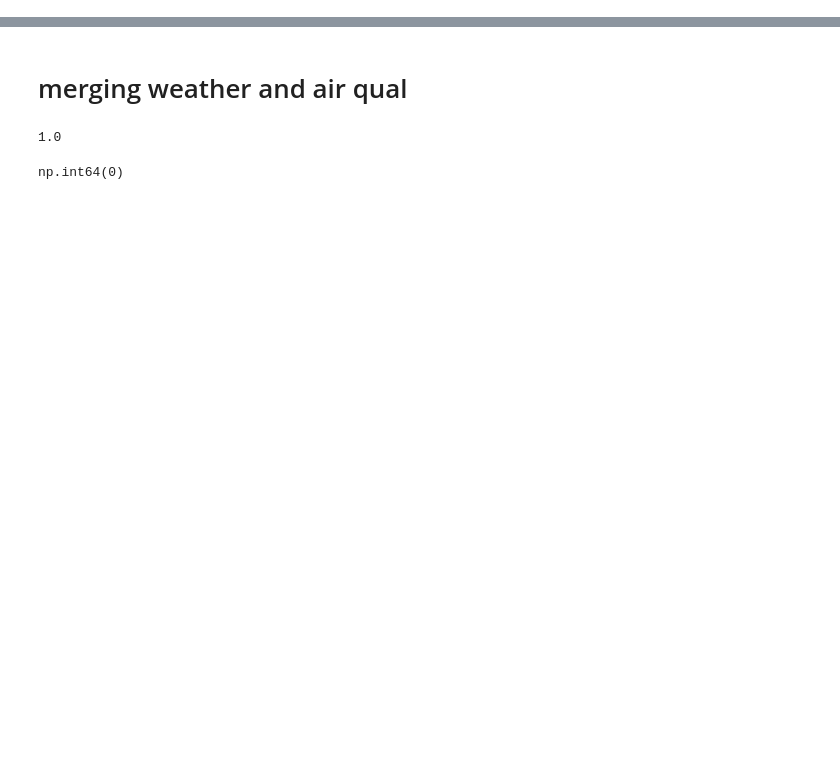
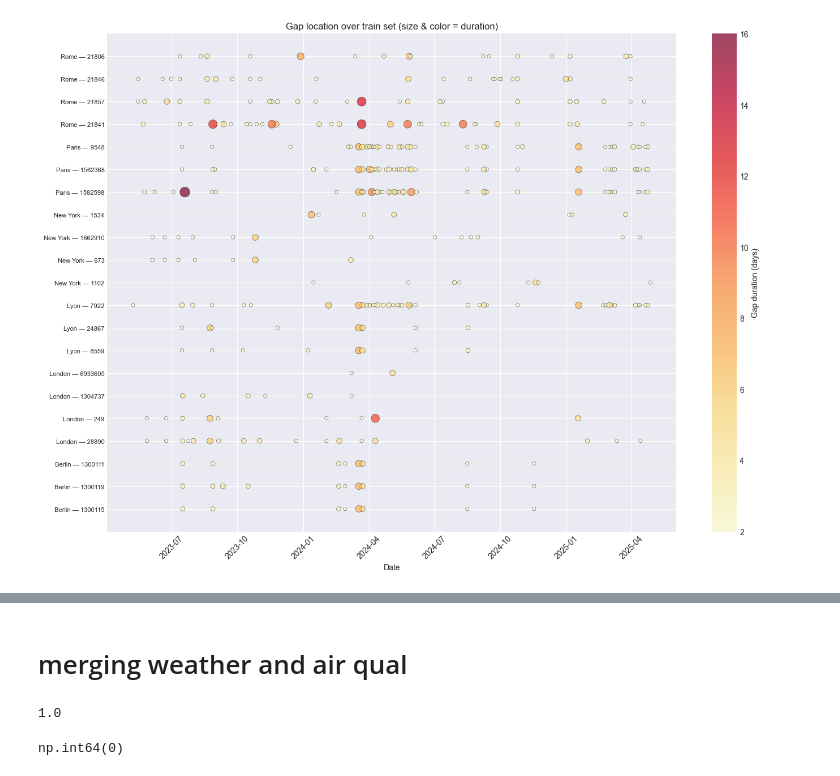
Before and after one commit to PabloRougerie/breathe_project, a Jupyter notebook: notebooks/eda.ipynb, the cells around one changed output, grey strips where cells are left out. Cells and saved outputs as stored; diff of their text form; code cells hidden in the pictures; blank space fills up the shorter version.

```diff
--- a/notebooks/eda.ipynb
+++ b/notebooks/eda.ipynb
@@ -202,0 +308,5 @@ def plot_gap_histograms(df= gaps, gap_col="delta", sensor_col="sensor_id", bins=
+# %%
+#filter out sensor with 75% quartile above 10 (25% gaps more than 10 days )
+max_q = 10.0
+sensors_out_max_q = gap_stats[gap_stats["q75"] >= max_q].index.get_level_values("sensor_id").tolist()
+sensors_out_max_q
@@ -202,0 +315,11 @@ def plot_gap_histograms(df= gaps, gap_col="delta", sensor_col="sensor_id", bins=
+# %%
+#filter out sensors with a lot of month with "badh coverage"
+min_coverage_pct = 70 #a bad month = month with less that 70% of days covered
+min_bad_month_pct= 0.20 # need at least 80% of good month to be kepted
+
+#count total number of months
+coverage_monthly["bad_months"] = (coverage_monthly["coverage_pct"] < min_coverage_pct).astype(int)
+
+bad_month_ratio = coverage_monthly.groupby(["city", "sensor_id"])["bad_months"].mean().reset_index(name= "bad_months_pct")
+sensor_out_bad_months = bad_month_ratio[bad_month_ratio["bad_months_pct"] > min_bad_month_pct]["sensor_id"].tolist()
+sensor_out_bad_months
@@ -202,0 +328,5 @@ def plot_gap_histograms(df= gaps, gap_col="delta", sensor_col="sensor_id", bins=
+# %%
+sensors_to_remove = set(sensor_out_bad_months + sensors_out_max_q + sensors_out_max_gap)
+print(sensors_to_remove)
+df_filtered = df[~df["sensor_id"].isin(sensors_to_remove)]
+df_filtered
@@ -202,0 +348,4 @@ def plot_gap_histograms(df= gaps, gap_col="delta", sensor_col="sensor_id", bins=
+# %%
+gaps_filtered = df_filtered[df_filtered["delta"] > 1]
+gap_stats_filtered= gaps_filtered.groupby(["city", "sensor_id"])["delta"].agg(["count", "max", "median", ("q75", lambda x: x.quantile(0.75))])
+gap_stats_filtered
@@ -202,0 +371,4 @@ def plot_gap_histograms(df= gaps, gap_col="delta", sensor_col="sensor_id", bins=
+# %%
+plot_gaps_over_time(gaps_filtered)
+# %% [output]
+[figure, added]
```
Also changed, not shown: parts of 27 cells of this notebook.
